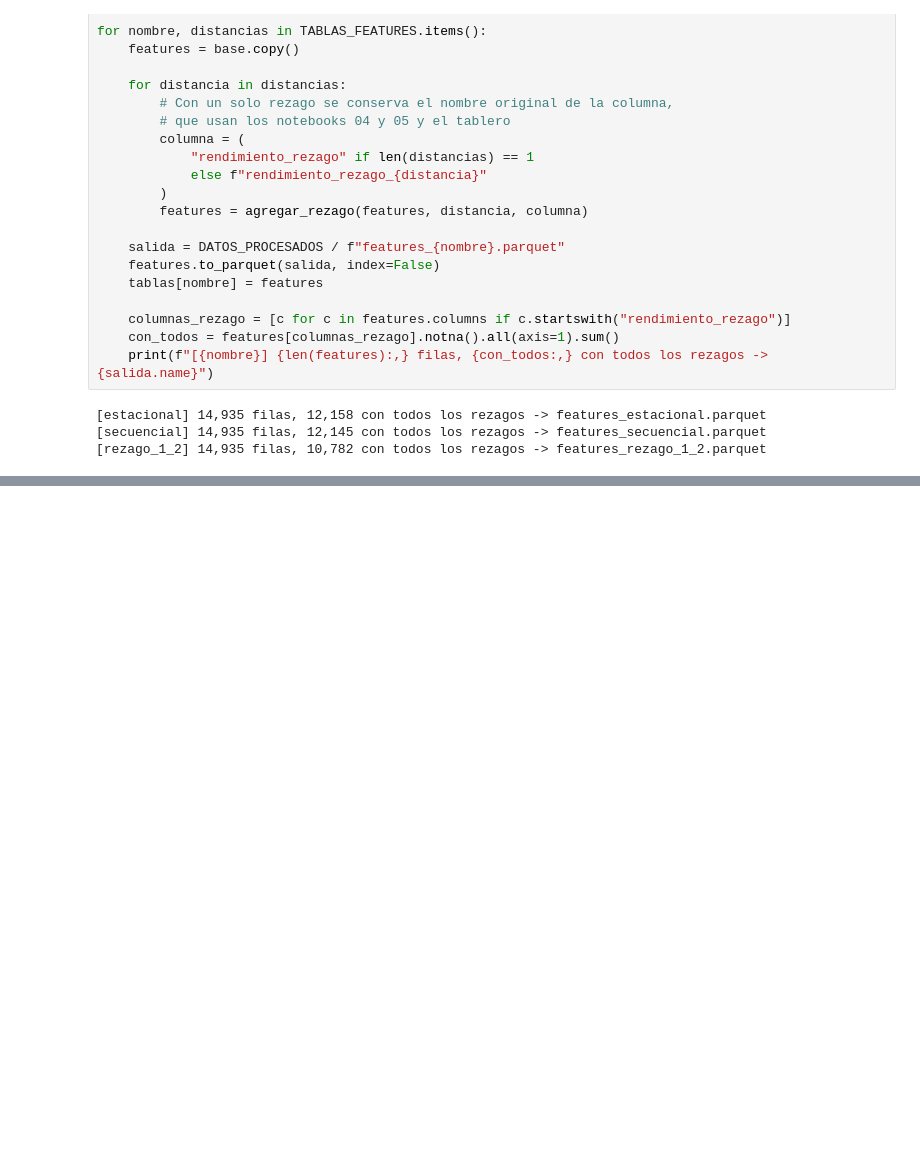
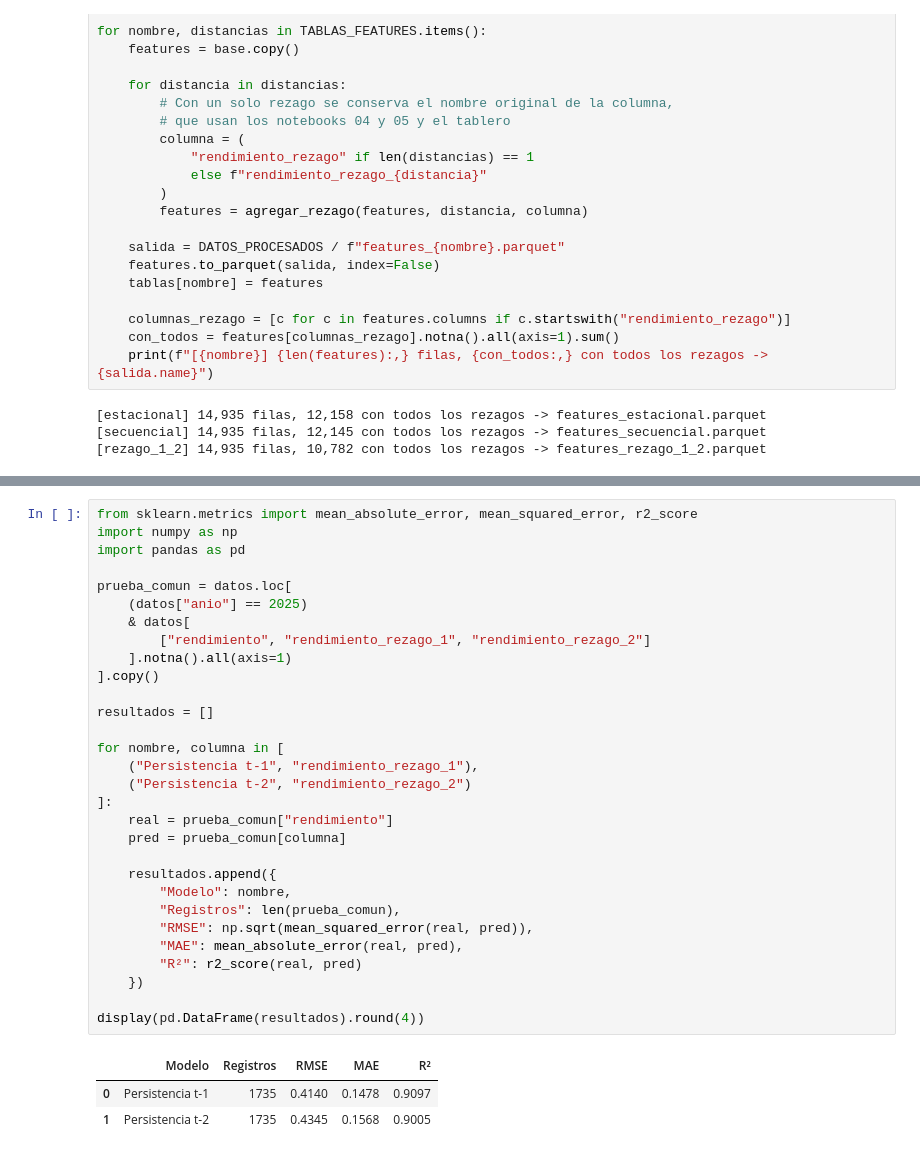
Before and after one commit to VicKingo98/agropredict-colombia, a Jupyter notebook: notebooks/03_featuring.ipynb, the cells around one changed output, grey strips where cells are left out. Cells and saved outputs as stored; diff of their text form; blank space fills up the shorter version.

```diff
--- a/notebooks/03_featuring.ipynb
+++ b/notebooks/03_featuring.ipynb
@@ -285,0 +505,34 @@ for nombre, distancias in TABLAS_FEATURES.items():
+# %%
+from sklearn.metrics import mean_absolute_error, mean_squared_error, r2_score
+import numpy as np
+import pandas as pd
+
+prueba_comun = datos.loc[
+    (datos["anio"] == 2025)
+    & datos[
+        ["rendimiento", "rendimiento_rezago_1", "rendimiento_rezago_2"]
+    ].notna().all(axis=1)
+].copy()
+
+resultados = []
+
+for nombre, columna in [
+    ("Persistencia t-1", "rendimiento_rezago_1"),
+    ("Persistencia t-2", "rendimiento_rezago_2")
+]:
+    real = prueba_comun["rendimiento"]
+    pred = prueba_comun[columna]
+
+    resultados.append({
+        "Modelo": nombre,
+        "Registros": len(prueba_comun),
+        "RMSE": np.sqrt(mean_squared_error(real, pred)),
+        "MAE": mean_absolute_error(real, pred),
+        "R²": r2_score(real, pred)
+    })
+
+display(pd.DataFrame(resultados).round(4))
+# %% [output]
+|  | Modelo | Registros | RMSE | MAE | R² |
+| 0 | Persistencia t-1 | 1735 | 0.4140 | 0.1478 | 0.9097 |
+| 1 | Persistencia t-2 | 1735 | 0.4345 | 0.1568 | 0.9005 |
```
Also changed, not shown: parts of 4 cells of this notebook, 1 other file.
